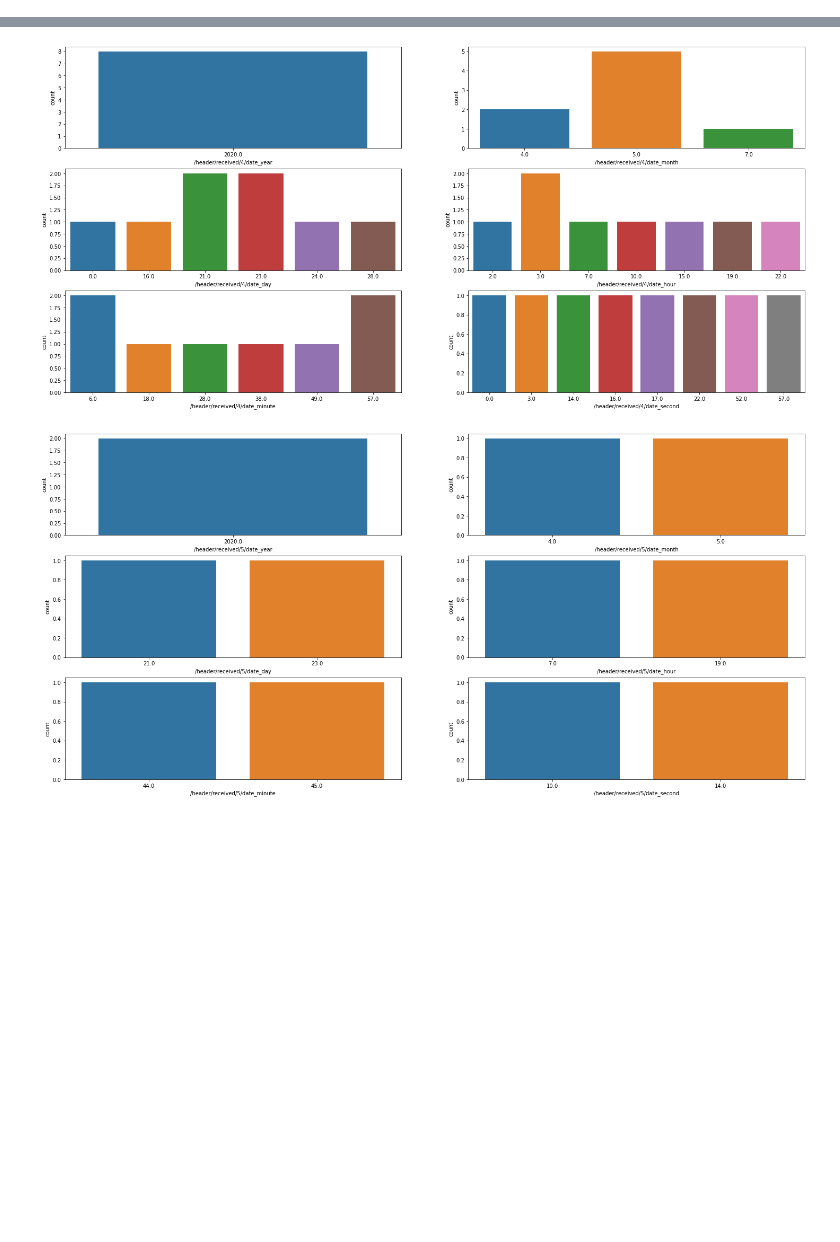
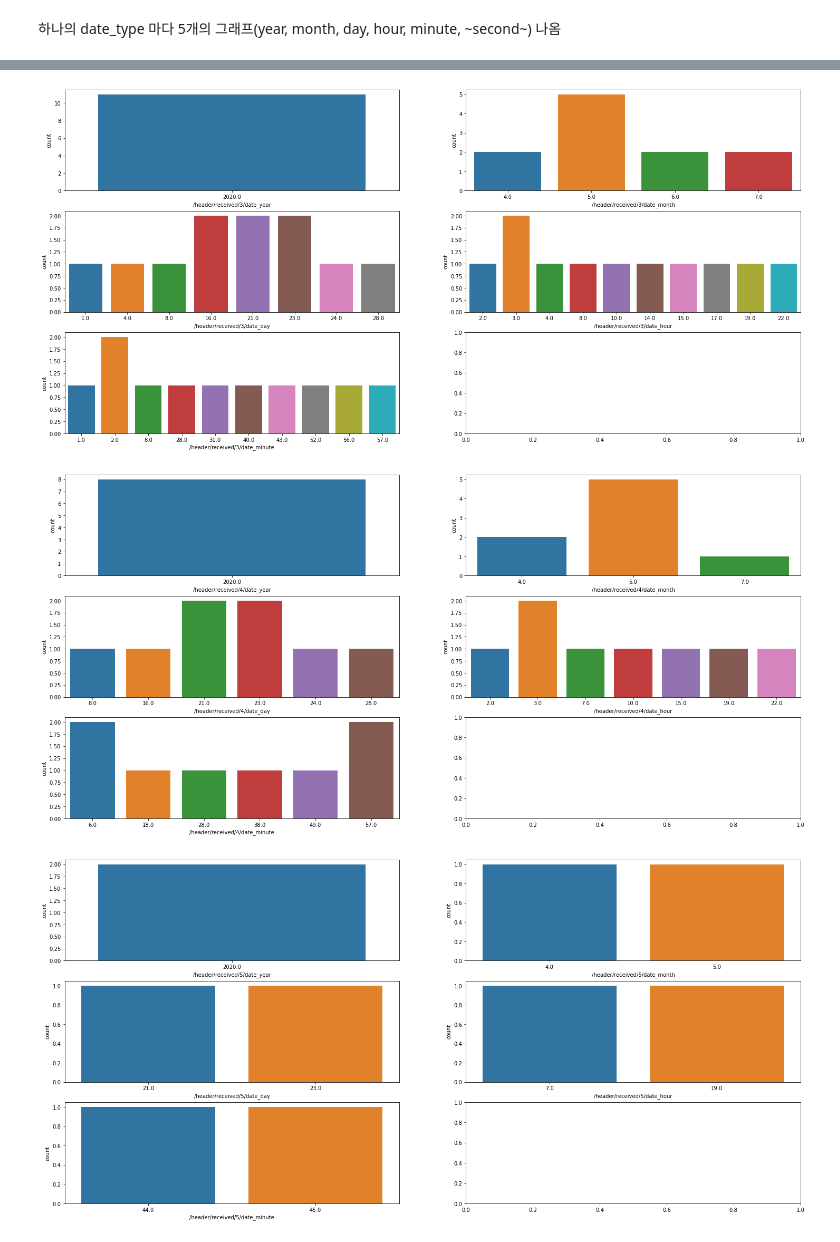
Before and after one commit to davin0130/AIDLE, a Jupyter notebook: EDA/date_info.ipynb, the cells around one changed output, grey strips where cells are left out. Cells and saved outputs as stored; diff of their text form; code cells hidden in the pictures; blank space fills up the shorter version.

```diff
--- a/EDA/date_info.ipynb
+++ b/EDA/date_info.ipynb
@@ -8,7 +21,7 @@ import matplotlib.pyplot as plt
 import seaborn as sns
 from scipy import stats
 # %%
-split_and_concat_df = pd.read_csv("split_and_concat.csv", parse_dates=["/header/date", "/header/received/0/src_at",
+eml_df = pd.read_csv("../../parsed_eml_3.csv", parse_dates=["/header/date", "/header/header/date", "/header/received/0/src_at",
                                                "/header/received/1/date", "/header/received/2/date",
                                                "/header/received/3/date", "/header/received/4/date", "/header/received/5/date"],
                       date_parser=lambda col: pd.to_datetime(col, utc=True))
@@ -28,15 +43,15 @@ del split_and_concat_df["Unnamed: 0.1"]
 # %%
-date_types = ["/header/date", "/header/received/0/src_at",
+date_types = ["/header/date", "/header/header/date", "/header/received/0/src_at",
              "/header/received/1/date", "/header/received/2/date",
              "/header/received/3/date", "/header/received/4/date", "/header/received/5/date"]
 
 for date_type in date_types:
-    split_and_concat_df[date_type + "_year"] = split_and_concat_df[date_type].dt.year
-    split_and_concat_df[date_type + "_month"] = split_and_concat_df[date_type].dt.month
-    split_and_concat_df[date_type + "_day"] = split_and_concat_df[date_type].dt.day
-    split_and_concat_df[date_type + "_hour"] = split_and_concat_df[date_type].dt.hour
-    split_and_concat_df[date_type + "_minute"] = split_and_concat_df[date_type].dt.minute
-    split_and_concat_df[date_type + "_second"] = split_and_concat_df[date_type].dt.second
+    eml_df[date_type + "_year"] = eml_df[date_type].dt.year
+    eml_df[date_type + "_month"] = eml_df[date_type].dt.month
+    eml_df[date_type + "_day"] = eml_df[date_type].dt.day
+    eml_df[date_type + "_hour"] = eml_df[date_type].dt.hour
+    eml_df[date_type + "_minute"] = eml_df[date_type].dt.minute
+    eml_df[date_type + "_second"] = eml_df[date_type].dt.second
 # %%
 def visualization_datetime(df, column):
     figure, ((ax1, ax2), (ax3, ax4), (ax5, ax6)) = plt.subplots(nrows=3, ncols=2)
@@ -47,7 +62,7 @@ def visualization_datetime(df, column):
     sns.countplot(x=column+'_day', data=df, ax=ax3)
     sns.countplot(x=column+'_hour', data=df, ax=ax4)
     sns.countplot(x=column+'_minute', data=df, ax=ax5)
-    sns.countplot(x=column+'_second', data=df, ax=ax6)
+    #sns.countplot(x=column+'_second', data=df, ax=ax6)
 
     #g = sns.countplot(x=column+'_year', data=df, ax=ax1)
     #g.set_xticklabels(g.get_xticklabels(), rotation=45,
@@ -56,7 +71,9 @@ def visualization_datetime(df, column):
     #              fontsize='x-small')
 
     #plt.show()
+# %% [markdown]
+하나의 date_type 마다 5개의 그래프(year, month, day, hour, minute, ~second~) 나옴
 # %%
 for date_type in date_types:
-    visualization_datetime(split_and_concat_df, date_type)
+    visualization_datetime(eml_df, date_type)
 # %% [output]
@@ -68,2 +85,3 @@ for date_type in date_types:
-[figure, old version]
+[figure, new version]
-[figure, old version]
+[figure, new version]
+[figure, added]
```
Also changed, not shown: parts of 7 cells of this notebook, 6 other files.
